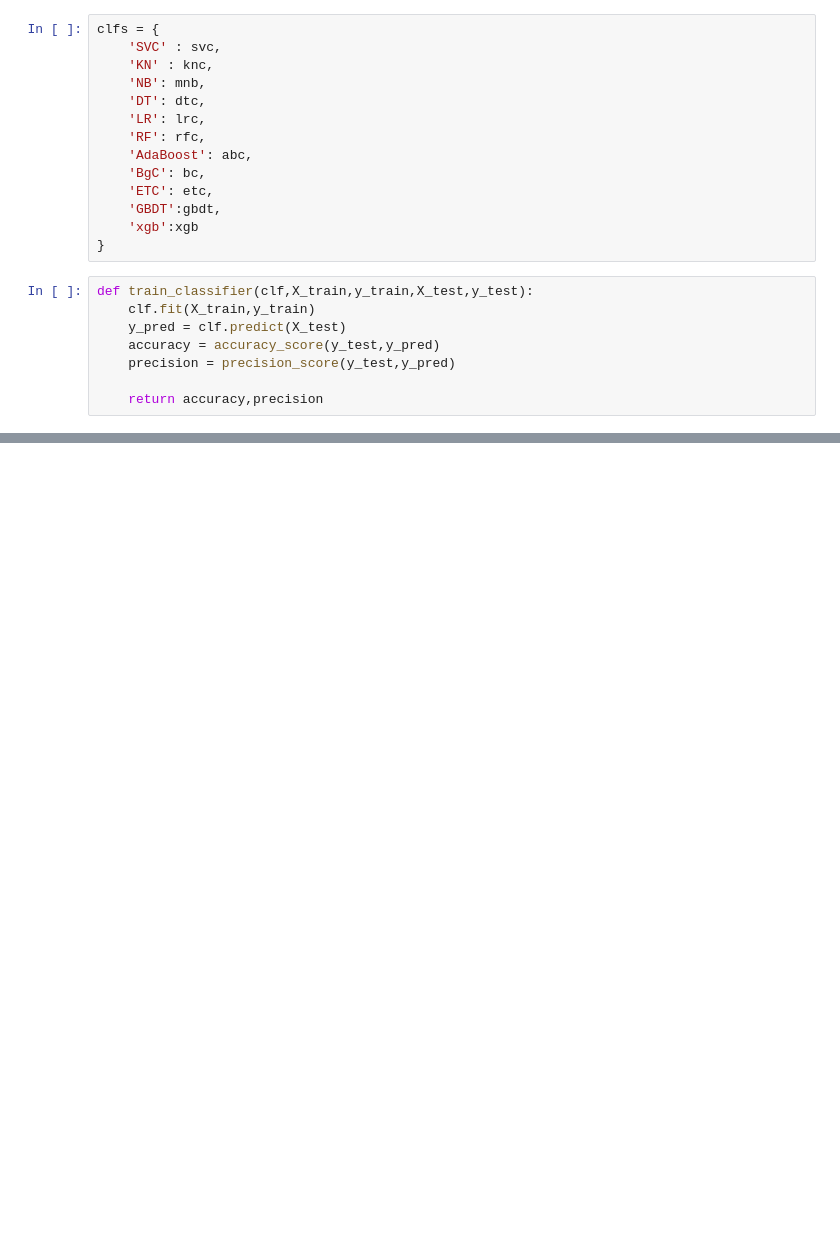
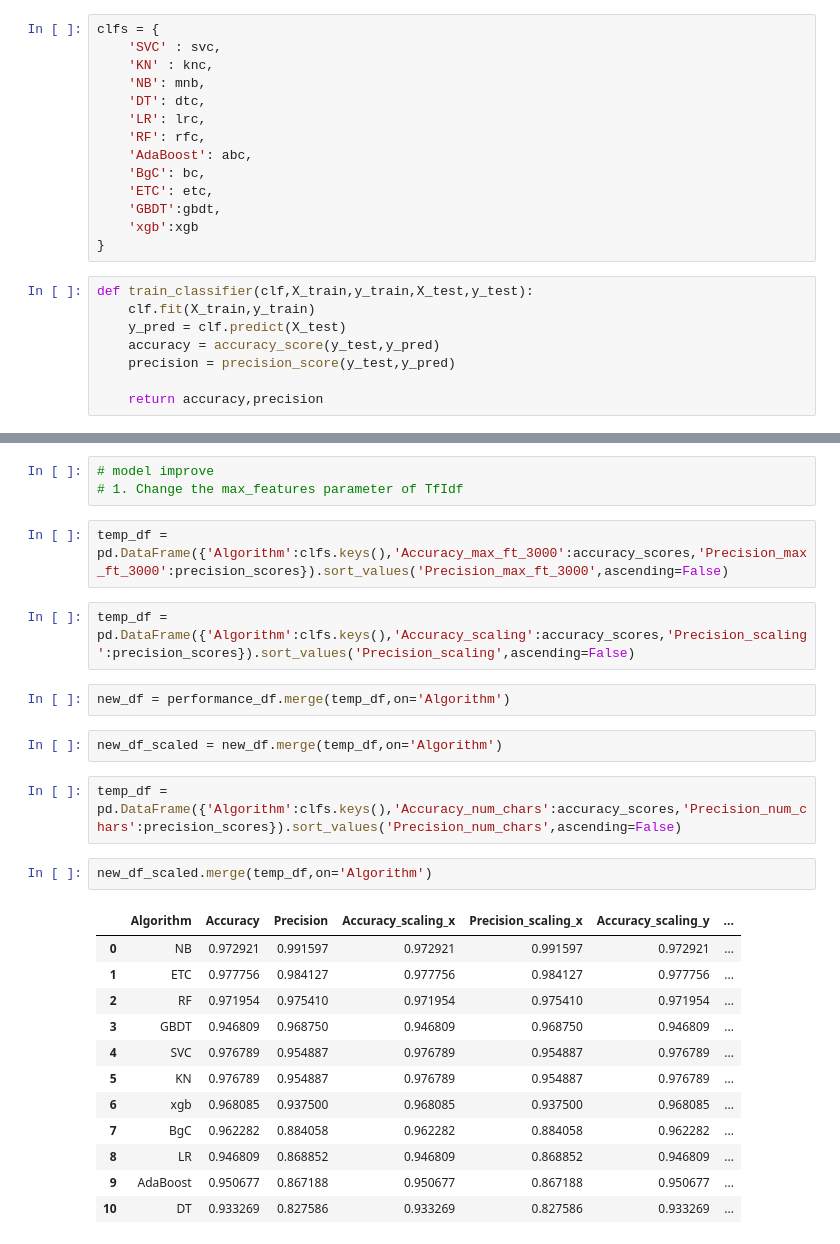
Before and after one commit to Aakashkhanal/spam_classifier, a Jupyter notebook: main.ipynb, the cells around one changed output, grey strips where cells are left out. Cells and saved outputs as stored; diff of their text form; blank space fills up the shorter version.

```diff
--- a/main.ipynb
+++ b/main.ipynb
@@ -578,0 +654,28 @@ AttributeError: 'NoneType' object has no attribute 'split'
+# %%
+# model improve
+# 1. Change the max_features parameter of TfIdf
+# %%
+temp_df = pd.DataFrame({'Algorithm':clfs.keys(),'Accuracy_max_ft_3000':accuracy_scores,'Precision_max_ft_3000':precision_scores}).sort_values('Precision_max_ft_3000',ascending=False)
+# %%
+temp_df = pd.DataFrame({'Algorithm':clfs.keys(),'Accuracy_scaling':accuracy_scores,'Precision_scaling':precision_scores}).sort_values('Precision_scaling',ascending=False)
+# %%
+new_df = performance_df.merge(temp_df,on='Algorithm')
+# %%
+new_df_scaled = new_df.merge(temp_df,on='Algorithm')
+# %%
+temp_df = pd.DataFrame({'Algorithm':clfs.keys(),'Accuracy_num_chars':accuracy_scores,'Precision_num_chars':precision_scores}).sort_values('Precision_num_chars',ascending=False)
+# %%
+new_df_scaled.merge(temp_df,on='Algorithm')
+# %% [output]
+|  | Algorithm | Accuracy | Precision | Accuracy_scaling_x | Precision_scaling_x | Accuracy_scaling_y | ... |
+| 0 | NB | 0.972921 | 0.991597 | 0.972921 | 0.991597 | 0.972921 | ... |
+| 1 | ETC | 0.977756 | 0.984127 | 0.977756 | 0.984127 | 0.977756 | ... |
+| 2 | RF | 0.971954 | 0.975410 | 0.971954 | 0.975410 | 0.971954 | ... |
+| 3 | GBDT | 0.946809 | 0.968750 | 0.946809 | 0.968750 | 0.946809 | ... |
+| 4 | SVC | 0.976789 | 0.954887 | 0.976789 | 0.954887 | 0.976789 | ... |
+| 5 | KN | 0.976789 | 0.954887 | 0.976789 | 0.954887 | 0.976789 | ... |
+| 6 | xgb | 0.968085 | 0.937500 | 0.968085 | 0.937500 | 0.968085 | ... |
+| 7 | BgC | 0.962282 | 0.884058 | 0.962282 | 0.884058 | 0.962282 | ... |
+| 8 | LR | 0.946809 | 0.868852 | 0.946809 | 0.868852 | 0.946809 | ... |
+| 9 | AdaBoost | 0.950677 | 0.867188 | 0.950677 | 0.867188 | 0.950677 | ... |
+| 10 | DT | 0.933269 | 0.827586 | 0.933269 | 0.827586 | 0.933269 | ... |
```
Also changed, not shown: parts of 22 cells of this notebook, 3 other files.
